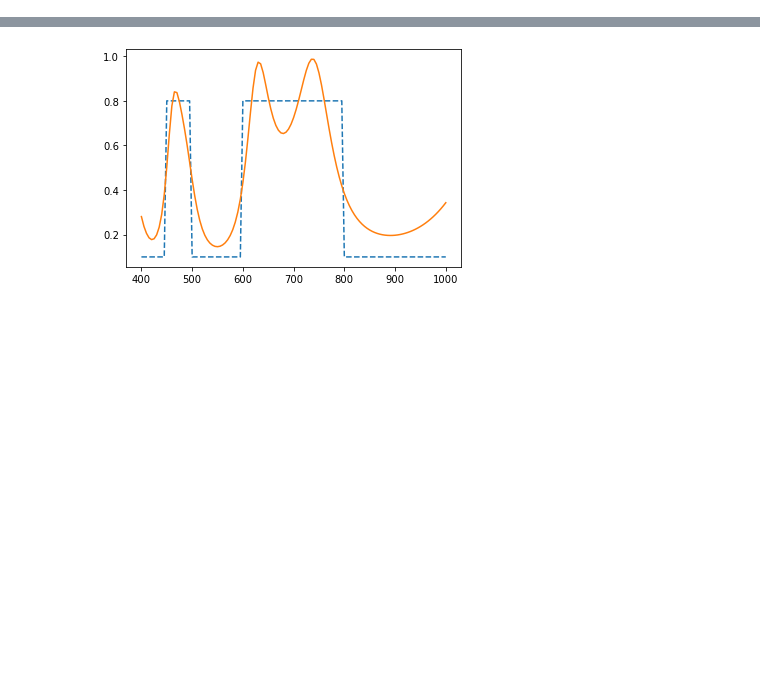
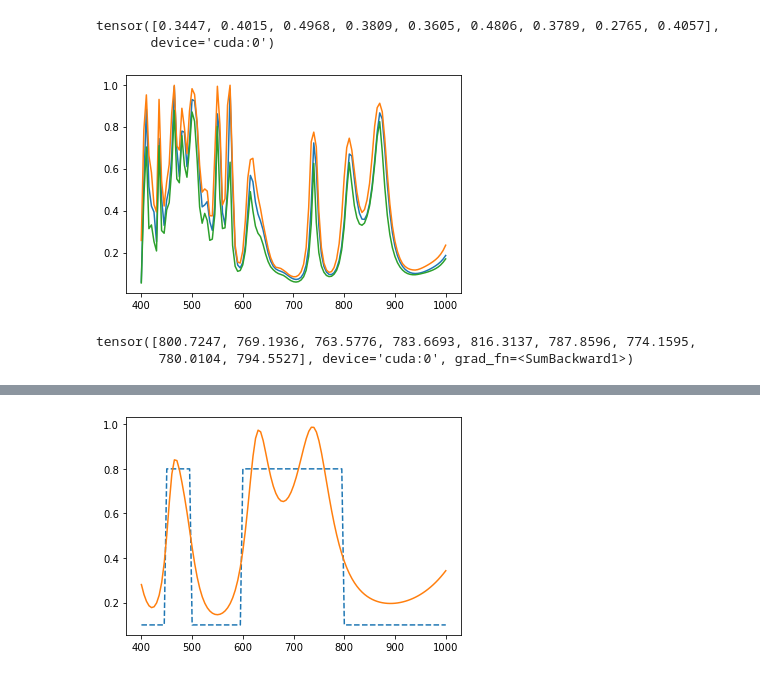
Before and after one commit to lixiaoyu0429/PCSED, a Jupyter notebook: tmm_torch.ipynb, the cells around one changed output, grey strips where cells are left out. Cells and saved outputs as stored; diff of their text form; code cells hidden in the pictures; blank space fills up the shorter version.

```diff
--- a/tmm_torch.ipynb
+++ b/tmm_torch.ipynb
@@ -26,25 +41,54 @@ with open(fnet_folder/'config.json') as f:
 WL = np.arange(fnet_config['StartWL'], fnet_config['EndWL'], fnet_config['Resolution'])
 WL = torch.from_numpy(WL).float()
 
-params_min = torch.tensor([fnet_config['params_min']])
-params_max = torch.tensor([fnet_config['params_max']])
+params_min = torch.tensor([fnet_config['params_min']]).cuda()
+params_max = torch.tensor([fnet_config['params_max']]).cuda()
 
-params = torch.tensor([[40.]*20])
-params += torch.randn_like(params)*5
+params = torch.tensor([[40.]*20]*9)
+# params += torch.randn_like(params)*5
 params = params.to(device_train)
 params.requires_grad = True
 
 
 
-loss_fcn = HybnetLoss()
+loss_fcn = HybnetLoss_plus()
 
-target = torch.tensor([[0.1]*WL.shape[0]], requires_grad=False)
-target[:,40:80] = 0.8
-target[:,10:20] = 0.8
-target = target.to(device_train)
+def stability_loss(params, result):
+    min_curve = torch.ones_like(target)
+    max_curve = torch.zeros_like(target)
+
+
+target_params = torch.rand(9,20, device=device_train)*(params_max-params_min)*0.1 + params_min
+# target_params = target_params
+target = fnet(target_params)
+# target[:,40:80] = 0.8
+# target[:,10:20] = 0.8
+# target = target.to(device_train)
 
 optimizer = optim.Adam([params], lr=1)
-schuduler = optim.lr_scheduler.StepLR(optimizer, step_size=100, gamma=0.1)
+# schuduler = optim.lr_scheduler.StepLR(optimizer, step_size=100, gamma=0.1)
+
+schuduler = optim.lr_scheduler.CosineAnnealingLR(optimizer, 1000, 0.001)
+# %%
+with torch.no_grad():
+    params = torch.rand_like(params)*(params_max-params_min)+params_min
+    result = fnet(params)
+    plt.plot(WL, result[0].detach().cpu().numpy())
+    min_curve = torch.ones_like(target).cuda()
+    max_curve = torch.zeros_like(target).cuda()
+    for i in range(100):
+        _params = params + torch.randint_like(params, -2, 2)
+        _result = fnet(_params)
+        min_curve = torch.min(min_curve, _result)
+        max_curve = torch.max(max_curve, _result)
+    plt.plot(WL, max_curve[0].detach().cpu().numpy())
+    plt.plot(WL, min_curve[0].detach().cpu().numpy())
+
+(max_curve - min_curve).sum(dim=1)/result.sum(dim=1)
+# %% [output]
+tensor([0.3447, 0.4015, 0.4968, 0.3809, 0.3605, 0.4806, 0.3789, 0.2765, 0.4057],
+       device='cuda:0')
+[figure, added]
 # %%
 loss_history = []
 grad_history = []
@@ -60,0 +110,5 @@ for i in range(200):
+# %%
+params.sum(dim=1)
+# %% [output]
+tensor([800.7247, 769.1936, 763.5776, 783.6693, 816.3137, 787.8596, 774.1595,
+        780.0104, 794.5527], device='cuda:0', grad_fn=<SumBackward1>)
```
Also changed, not shown: parts of 7 cells of this notebook, 18 other files.
